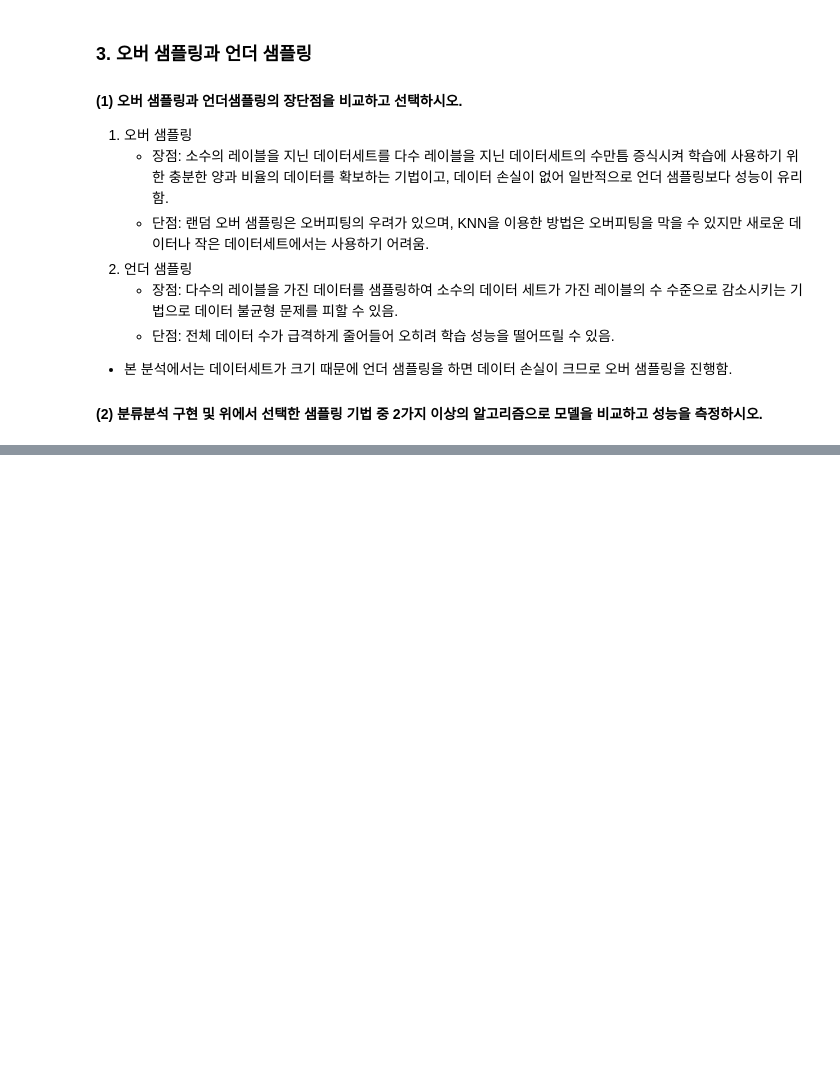
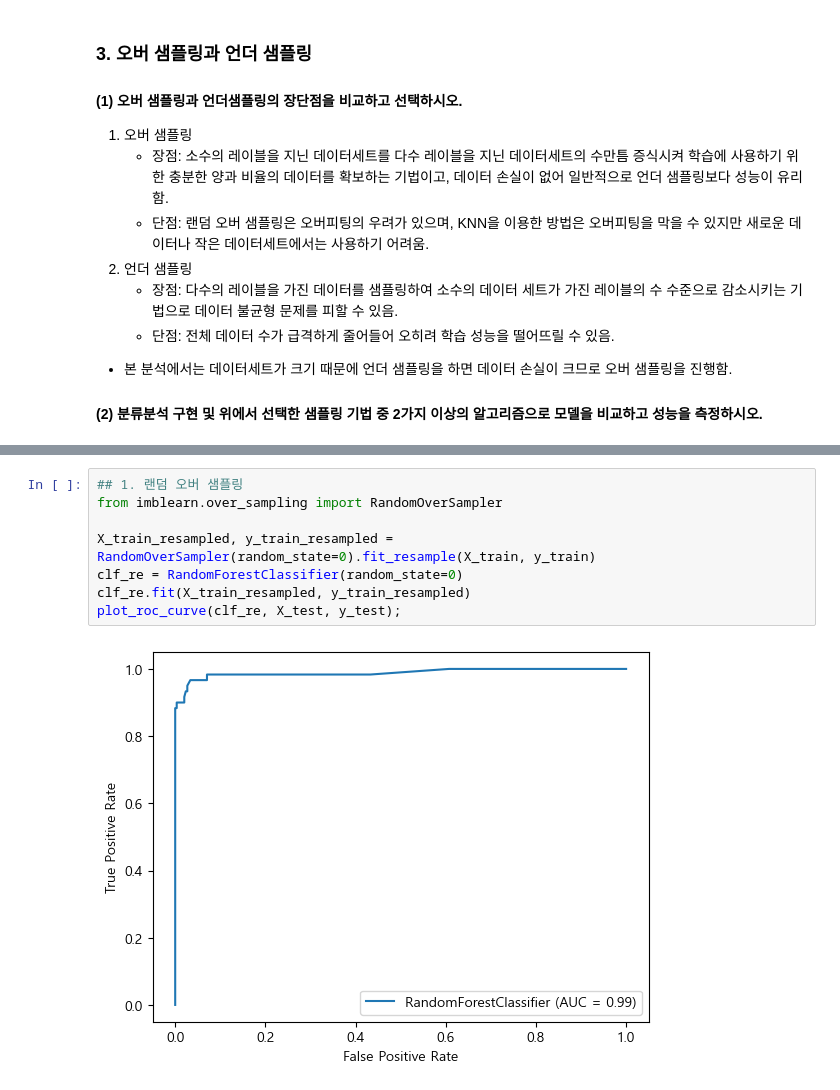
Before and after one commit to Park-Young-Bin/ADP_code, a Jupyter notebook: 제5회 기출동형 모의고사.ipynb, the cells around one changed output, grey strips where cells are left out. Drawn from its saved outputs; the diff is of its cells as text; blank space fills up the shorter version.

```diff
--- a/제5회 기출동형 모의고사.ipynb
+++ b/제5회 기출동형 모의고사.ipynb
@@ -175,0 +186,10 @@ print('주성분 9개로 축소할 시 분산설명력 :', pca.explained_varianc
+# %%
+## 1. 랜덤 오버 샘플링
+from imblearn.over_sampling import RandomOverSampler
+
+X_train_resampled, y_train_resampled = RandomOverSampler(random_state=0).fit_resample(X_train, y_train)
+clf_re = RandomForestClassifier(random_state=0)
+clf_re.fit(X_train_resampled, y_train_resampled)
+plot_roc_curve(clf_re, X_test, y_test);
+# %% [output]
+[figure, added]
```
Also changed, not shown: parts of 20 cells of this notebook.
